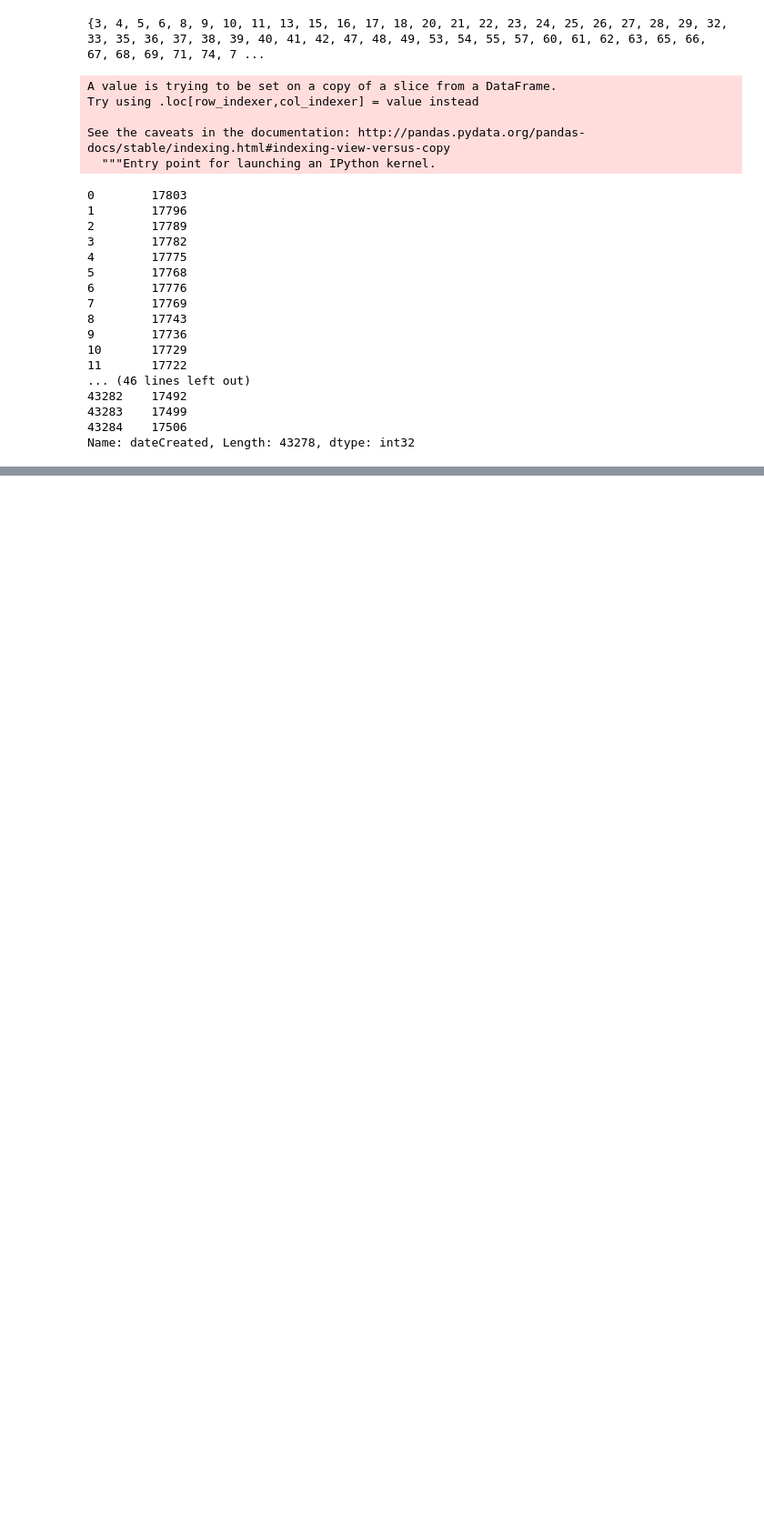
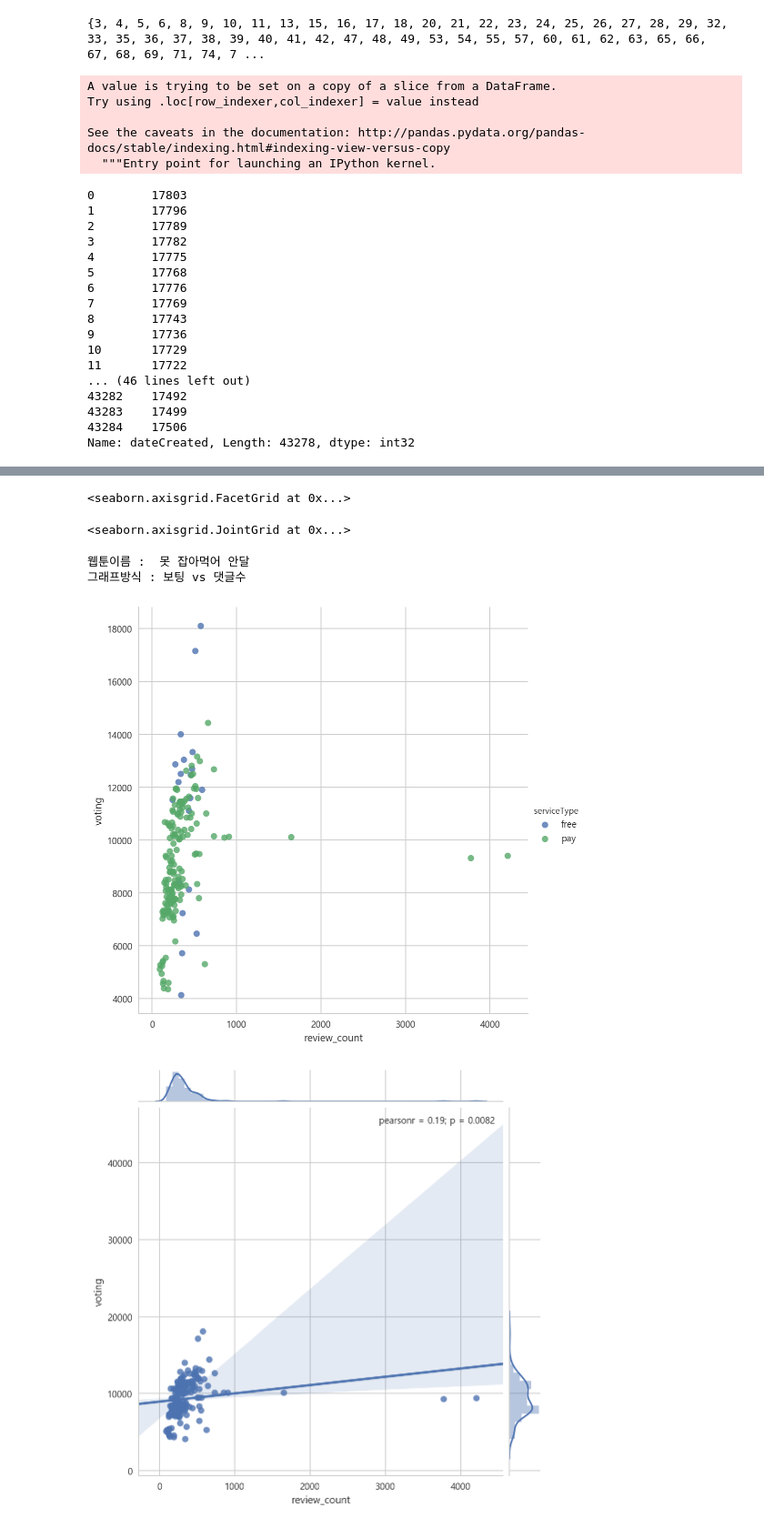
Before and after one commit to brightscannon/Webtoon_recommand_system, a Jupyter notebook: 1_Daum_EDA.ipynb, the cells around one changed output, grey strips where cells are left out. Shown at 91% size. Saved outputs shown, nothing was run; the diff lists cells and outputs as text; code cells hidden in the pictures; blank space fills up the shorter version.

```diff
--- a/1_Daum_EDA.ipynb
+++ b/1_Daum_EDA.ipynb
@@ -619,2 +631,20 @@ print("그래프방식 : 보팅 - 회차(에피소드)")
+# %%
+# 보팅 vs 댓글수 상관관계
+# temp = df_for_sns[df_for_sns["wbt_id"]==1223]
+# plt.subplot2grid((1,2),(0,0))
+sns.lmplot(x="review_count", y='voting', data=temp, size=7, fit_reg=False, hue="serviceType")
+
+# plt.subplot2grid((1,2),(0,1))
+sns.jointplot(x="review_count", y='voting', data=temp, kind='reg', size=7, ratio=10)
+print("웹툰이름 : ",temp.wbt_name[0])
+print("그래프방식 : 보팅 vs 댓글수")
+# temp.tail()
+# %% [output]
+<seaborn.axisgrid.FacetGrid at 0x...>
+<seaborn.axisgrid.JointGrid at 0x...>
+웹툰이름 :  못 잡아먹어 안달
+그래프방식 : 보팅 vs 댓글수
+[figure, added]
+[figure, added]
 # %%
 # 페어플롯
```
Also changed, not shown: parts of 6 cells of this notebook.
